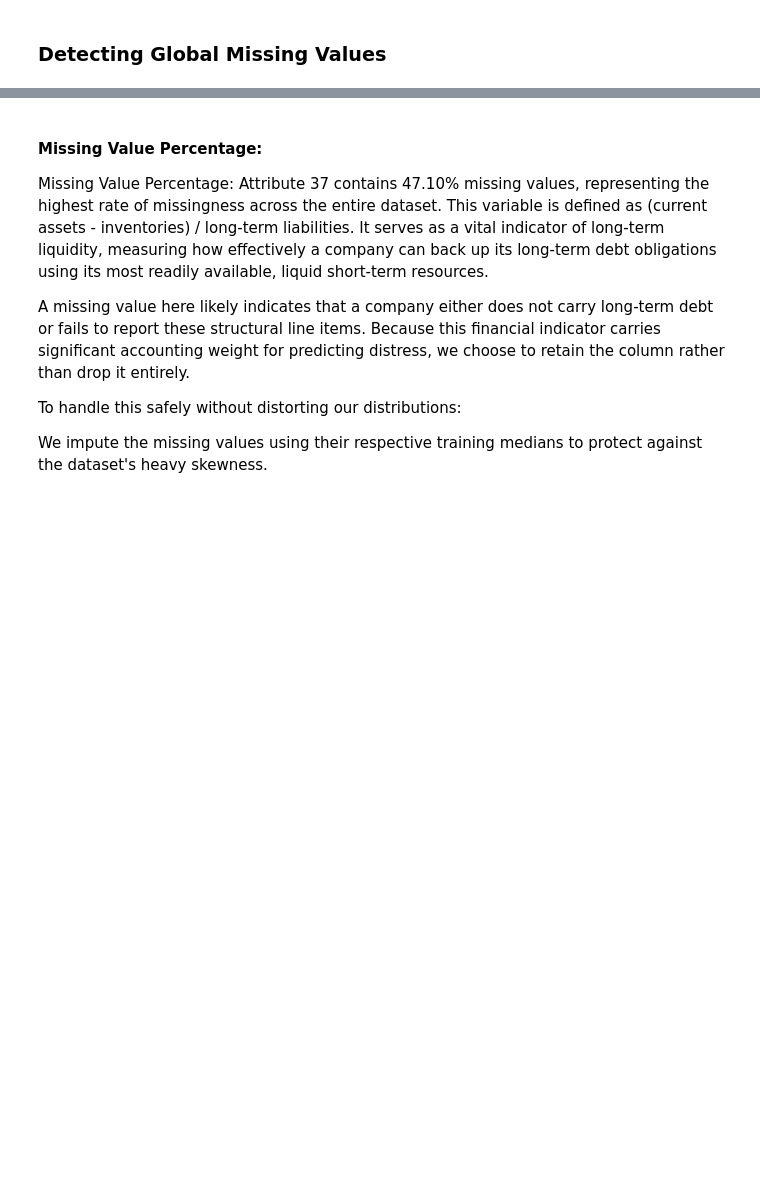
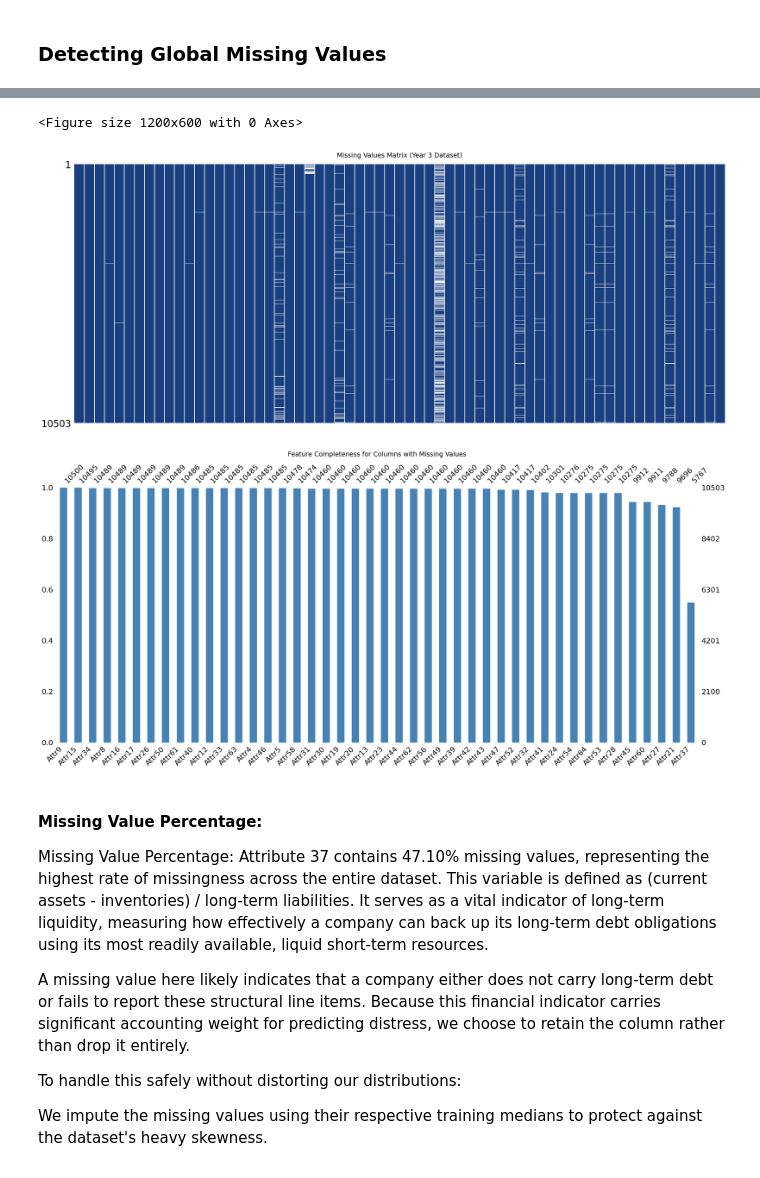
Before and after one commit to DanielRamirez0430/ASDS-5302-Summer-2026-Final-Project-, a Jupyter notebook: Data_Loading_EDA_Preprocessing.ipynb, the cells around one changed output, grey strips where cells are left out. Drawn from its saved outputs; the diff is of its cells as text; code cells hidden in the pictures; blank space fills up the shorter version.

```diff
--- a/Data_Loading_EDA_Preprocessing.ipynb
+++ b/Data_Loading_EDA_Preprocessing.ipynb
@@ -244,7 +245,19 @@ missing_summary
 | Attr15 | 8 | 0.076169 |
 | Attr9 | 3 | 0.028563 |
 # %%
-# Humberto will add Missingno Plot
+plt.figure(figsize=(12, 6))
+msno.matrix(df3, sparkline=False, color=(0.1, 0.25, 0.5))
+plt.title('Missing Values Matrix (Year 3 Dataset)', fontsize=14, pad=15)
+plt.show()
+
+missing_cols = df3.columns[df3.isnull().any()]
+msno.bar(df3[missing_cols], color='steelblue', sort='descending')
+plt.title('Feature Completeness for Columns with Missing Values', fontsize=14, pad=15)
+plt.show()
+# %% [output]
+<Figure size 1200x600 with 0 Axes>
+[figure, added]
+[figure, added]
 # %% [markdown]
 #### Missing Value Percentage:
 Missing Value Percentage:
```
Also changed, not shown: parts of 7 cells of this notebook.
